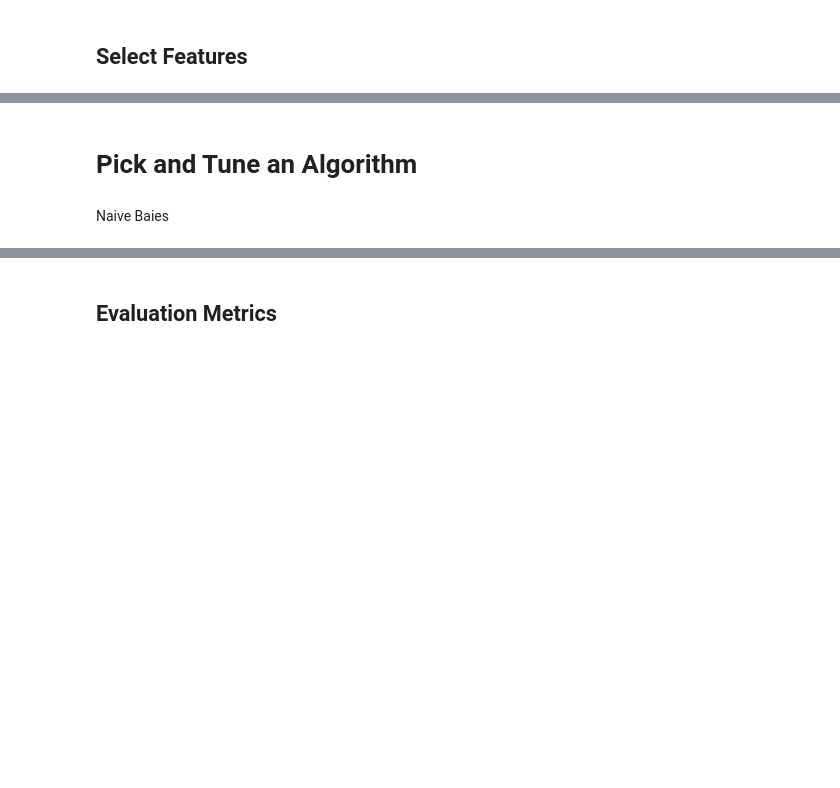
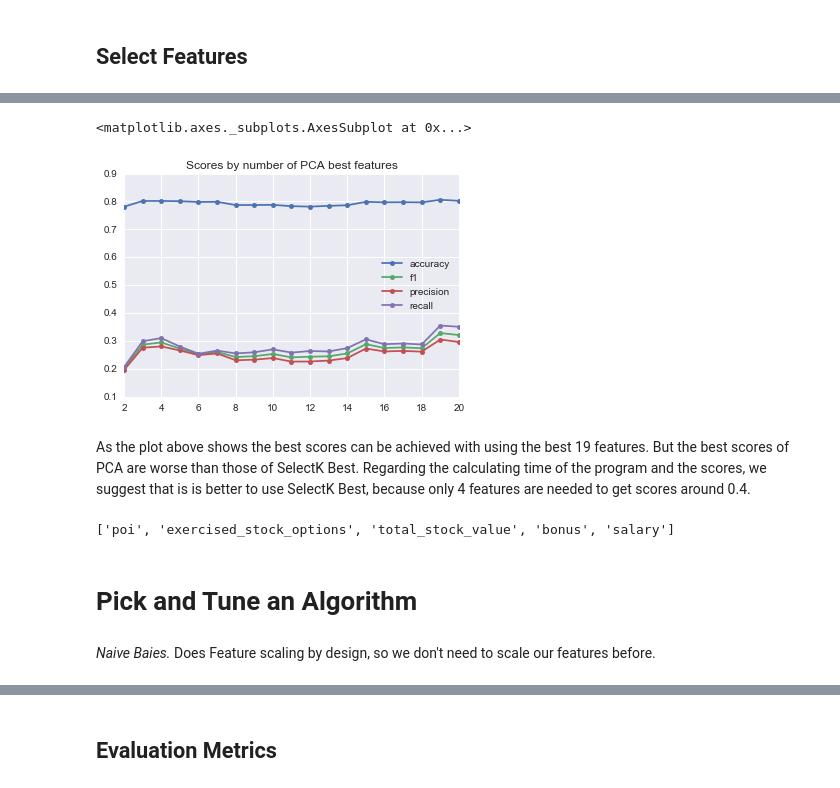
Before and after one commit to BarbaraJoebstl/da5_fraud_detection, a Jupyter notebook: final_project/da5_fraud_detection.ipynb, the cells around one changed output, grey strips where cells are left out. Cells and saved outputs as stored; diff of their text form; code cells hidden in the pictures; blank space fills up the shorter version.

```diff
--- a/final_project/da5_fraud_detection.ipynb
+++ b/final_project/da5_fraud_detection.ipynb
@@ -322,6 +361,59 @@ print pca.explained_variance_ratio_
+# %%
+from sklearn.decomposition import PCA
+from sklearn.pipeline import Pipeline
+
+def doPCA(number):
+    pca = PCA(n_components=number)
+    pca.fit(data)
+    return pca
+
+def calc_for_features_list_length_pca(my_dataset, features_list):
+    count = len(features_list)
+    features_scores_pca = {}
+    while count > 2:
+        count = count - 1
+        dt = tree.DecisionTreeClassifier()
+
+        pca = doPCA(count)
+
+        clf = Pipeline(steps=[('pca', pca), ('dt', dt)])
+
+        accuracy, f_score, precision, recall = test_classifier_by_feature_length(
+            clf, my_dataset, features_list)
+        features_scores_pca[count] = {'accuracy': accuracy, 'f1': f_score, 'precision': precision, 'recall': recall}
+
+    return features_scores_pca
+# %%
+no_features_tree_pca = calc_for_features_list_length_pca(my_dataset, features_list)
+no_features_tree_pca_df = pd.DataFrame.from_dict(no_features_tree_pca)
+no_features_tree_pca_df = no_features_tree_pca_df.T
+no_features_tree_pca_df.plot.line(marker='.',
+                              markersize=10,
+                              title='Scores by number of PCA best features'
+                            )
+# %% [output]
+<matplotlib.axes._subplots.AxesSubplot at 0x...>
+[figure, added]
+# %% [markdown]
+As the plot above shows the best scores can be achieved with using the best 19 features. But the best scores of PCA are worse than those of SelectK Best. Regarding the calculating time of the program and the scores, we suggest that is is better to use SelectK Best, because only 4 features are needed to get scores around 0.4.
+# %%
+k_best = SelectKBest(k=4)
+k_best.fit(features, labels)
+scores = k_best.scores_
+unsorted_pairs = zip(features_list[1:], scores)
+sorted_pairs = list(reversed(sorted(unsorted_pairs, key=lambda x: x[1])))
+
+sorted_pairs_kb_df = pd.DataFrame.from_dict(sorted_pairs)
+best_features_list = sorted_pairs_kb_df[0].tolist()
+best_features_list.insert(0, 'poi')
+best_features_list = best_features_list[:5]
+print best_features_list
+# %% [output]
+['poi', 'exercised_stock_options', 'total_stock_value', 'bonus', 'salary']
 # %% [markdown]
 # Pick and Tune an Algorithm
-# %% [markdown]
-Naive Baies
+# %% [markdown]
+*Naive Baies.*
+Does Feature scaling by design, so we don't need to scale our features before.
 # %%
 from sklearn.naive_bayes import GaussianNB
```
Also changed, not shown: parts of 57 cells of this notebook, 7 other files.
